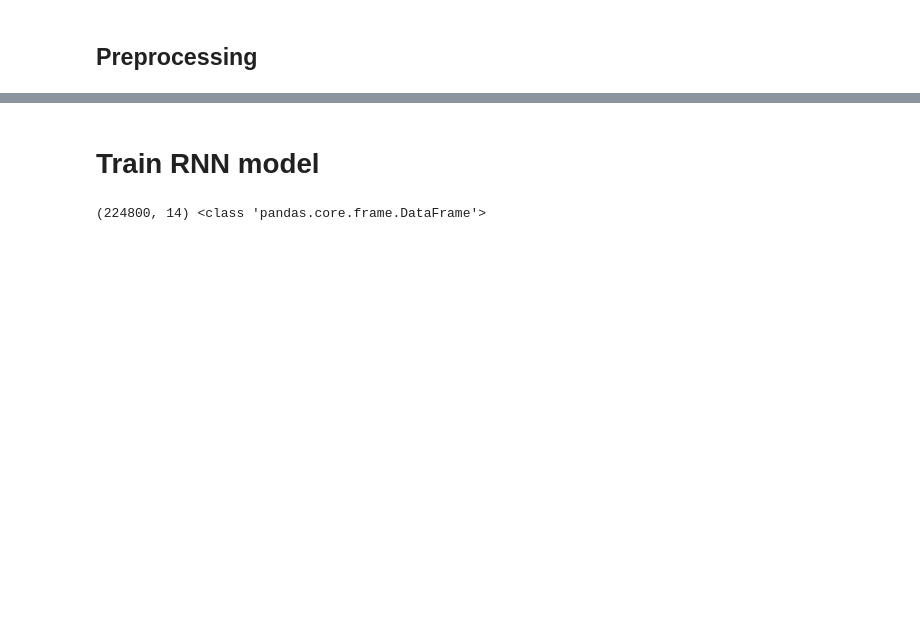
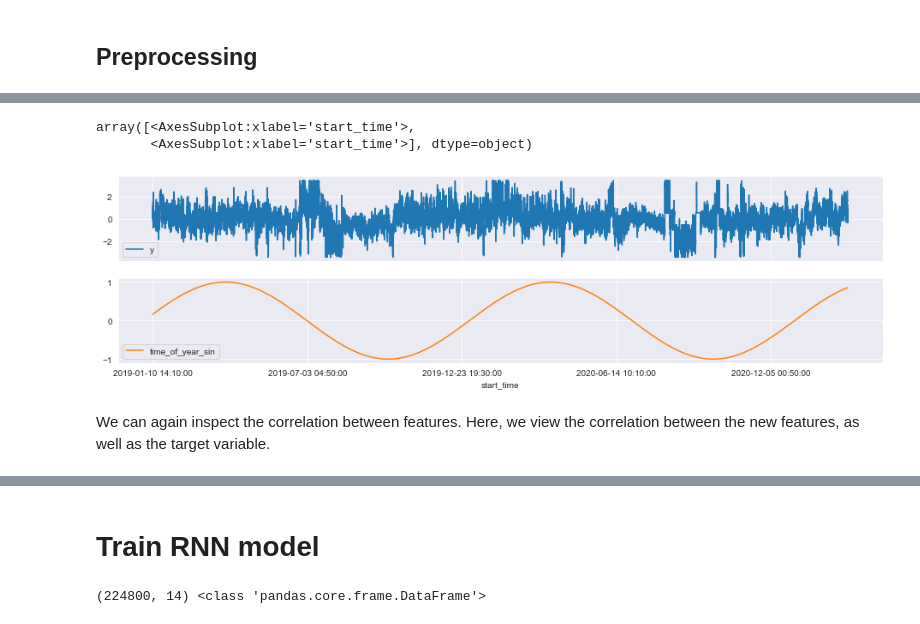
Before and after one commit to fredrvaa/Time-Series-RNN, a Jupyter notebook: notebook.ipynb, the cells around one changed output, grey strips where cells are left out. Cells and saved outputs as stored; diff of their text form; code cells hidden in the pictures; blank space fills up the shorter version.

Commit message:
Add trigonometric time features

```diff
--- a/notebook.ipynb
+++ b/notebook.ipynb
@@ -132,3 +141,11 @@ print(train_f.index[0], train_f.index[24*12])
+# %%
+train_f[['y', 'time_of_year_sin']].plot(subplots=True, figsize=(16,4))
+# %% [output]
+array([<AxesSubplot:xlabel='start_time'>,
+       <AxesSubplot:xlabel='start_time'>], dtype=object)
+[figure, added]
+# %% [markdown]
+We can again inspect the correlation between features. Here, we view the correlation between the new features, as well as the target variable.
 # %%
 fig, ax = plt.subplots(figsize=(15,15))
 train_new = train_f.drop(columns=['hydro', 'micro', 'thermal', 'wind', 'river', 'total', 'sys_reg', 'flow'])
```
Also changed, not shown: parts of 21 cells of this notebook, 2 other files.
